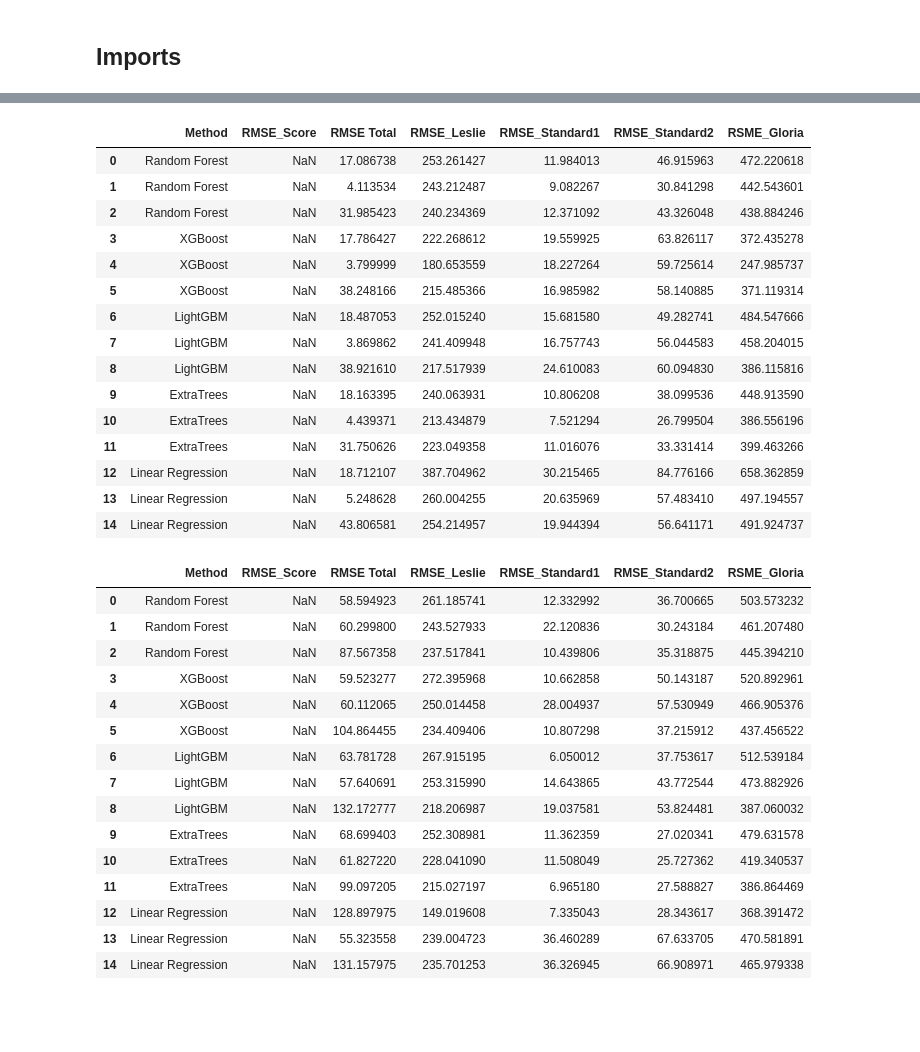
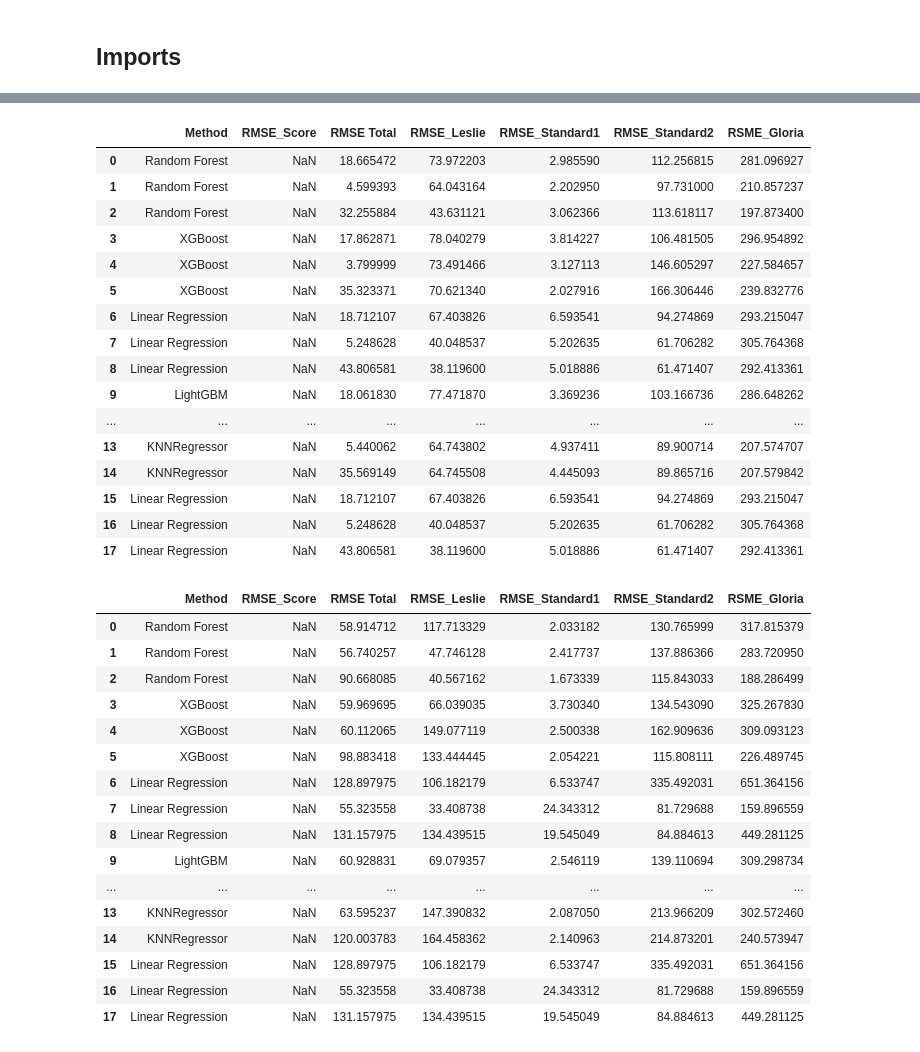
Before and after one commit to FabianUB/CodiTFG, a Jupyter notebook: Results.ipynb, the cells around one changed output, grey strips where cells are left out. Saved outputs shown, nothing was run; the diff lists cells and outputs as text; code cells hidden in the pictures; blank space fills up the shorter version.

```diff
--- a/Results.ipynb
+++ b/Results.ipynb
@@ -42,6 +42,8 @@ from sklearn.ensemble import RandomForestRegressor, ExtraTreesRegressor
 from yellowbrick.model_selection import FeatureImportances
 from sklearn.linear_model import LinearRegression
 # %%
-pathAlt = "Resultats/GridSearchManual/AltTer/"
-pathBaix = "Resultats/GridSearchManual/BaixTer/"
+pathAltDynamic = "Resultats/GridSearchManual/AltTer/Dynamic Test/"
+pathBaixDynamic = "Resultats/GridSearchManual/BaixTer/Dynamic Test/"
+pathAltStatic = "Resultats/GridSearchManual/AltTer/Static Test/"
+pathBaixStatic = "Resultats/GridSearchManual/BaixTer/Static Test/"
 # %% [markdown]
@@ -178,46 +239,45 @@ standard
 # %%
-normal = pd.read_csv(pathBaix + 'DfBaixTerNormalResults.csv',index_col=0)
-anomaliesPerPrecipitacions = pd.read_csv(pathBaix + 'DfBaixTerAnomaliesPrecipitacionsResults.csv',index_col=0)
-anomaliesPerCabal = pd.read_csv(pathBaix + 'DfBaixTerAnomaliesCabalResults.csv',index_col=0)
-anomaliesPerPrecipitacionsMedian = pd.read_csv(pathBaix + 'DfBaixTerAnomaliesPrecipitacionsMedianResults.csv',index_col=0)
-smogn = pd.read_csv(pathBaix + 'DfBaixTerSMOGNResults.csv',index_col=0)
-standard = pd.read_csv(pathBaix + 'DfBaixTerStandardResults.csv',index_col=0)
+normal = pd.read_csv(pathBaixDynamic + 'BaixTer-Normal-Dynamic.csv',index_col=0)
+anomalies = pd.read_csv(pathBaixDynamic + 'BaixTer-Precipitacions-Dynamic.csv',index_col=0)
+smogn = pd.read_csv(pathBaixDynamic + 'BaixTer-SMOGN-Dynamic.csv',index_col=0)
 # %%
 normal
 # %% [output]
 |  | Method | RMSE_Score | RMSE Total | RMSE_Leslie | RMSE_Standard1 | RMSE_Standard2 | RSME_Gloria |
-| 0 | Random Forest | NaN | 17.086738 | 253.261427 | 11.984013 | 46.915963 | 472.220618 |
-| 1 | Random Forest | NaN | 4.113534 | 243.212487 | 9.082267 | 30.841298 | 442.543601 |
-| 2 | Random Forest | NaN | 31.985423 | 240.234369 | 12.371092 | 43.326048 | 438.884246 |
-| 3 | XGBoost | NaN | 17.786427 | 222.268612 | 19.559925 | 63.826117 | 372.435278 |
-| 4 | XGBoost | NaN | 3.799999 | 180.653559 | 18.227264 | 59.725614 | 247.985737 |
-| 5 | XGBoost | NaN | 38.248166 | 215.485366 | 16.985982 | 58.140885 | 371.119314 |
-| 6 | LightGBM | NaN | 18.487053 | 252.015240 | 15.681580 | 49.282741 | 484.547666 |
-| 7 | LightGBM | NaN | 3.869862 | 241.409948 | 16.757743 | 56.044583 | 458.204015 |
-| 8 | LightGBM | NaN | 38.921610 | 217.517939 | 24.610083 | 60.094830 | 386.115816 |
-| 9 | ExtraTrees | NaN | 18.163395 | 240.063931 | 10.806208 | 38.099536 | 448.913590 |
-| 10 | ExtraTrees | NaN | 4.439371 | 213.434879 | 7.521294 | 26.799504 | 386.556196 |
-| 11 | ExtraTrees | NaN | 31.750626 | 223.049358 | 11.016076 | 33.331414 | 399.463266 |
-| 12 | Linear Regression | NaN | 18.712107 | 387.704962 | 30.215465 | 84.776166 | 658.362859 |
-| 13 | Linear Regression | NaN | 5.248628 | 260.004255 | 20.635969 | 57.483410 | 497.194557 |
-| 14 | Linear Regression | NaN | 43.806581 | 254.214957 | 19.944394 | 56.641171 | 491.924737 |
+| 0 | Random Forest | NaN | 18.665472 | 73.972203 | 2.985590 | 112.256815 | 281.096927 |
+| 1 | Random Forest | NaN | 4.599393 | 64.043164 | 2.202950 | 97.731000 | 210.857237 |
+| 2 | Random Forest | NaN | 32.255884 | 43.631121 | 3.062366 | 113.618117 | 197.873400 |
+| 3 | XGBoost | NaN | 17.862871 | 78.040279 | 3.814227 | 106.481505 | 296.954892 |
+| 4 | XGBoost | NaN | 3.799999 | 73.491466 | 3.127113 | 146.605297 | 227.584657 |
+| 5 | XGBoost | NaN | 35.323371 | 70.621340 | 2.027916 | 166.306446 | 239.832776 |
+| 6 | Linear Regression | NaN | 18.712107 | 67.403826 | 6.593541 | 94.274869 | 293.215047 |
+| 7 | Linear Regression | NaN | 5.248628 | 40.048537 | 5.202635 | 61.706282 | 305.764368 |
+| 8 | Linear Regression | NaN | 43.806581 | 38.119600 | 5.018886 | 61.471407 | 292.413361 |
+| 9 | LightGBM | NaN | 18.061830 | 77.471870 | 3.369236 | 103.166736 | 286.648262 |
+| ... | ... | ... | ... | ... | ... | ... | ... |
+| 13 | KNNRegressor | NaN | 5.440062 | 64.743802 | 4.937411 | 89.900714 | 207.574707 |
+| 14 | KNNRegressor | NaN | 35.569149 | 64.745508 | 4.445093 | 89.865716 | 207.579842 |
+| 15 | Linear Regression | NaN | 18.712107 | 67.403826 | 6.593541 | 94.274869 | 293.215047 |
+| 16 | Linear Regression | NaN | 5.248628 | 40.048537 | 5.202635 | 61.706282 | 305.764368 |
+| 17 | Linear Regression | NaN | 43.806581 | 38.119600 | 5.018886 | 61.471407 | 292.413361 |
 # %%
-anomaliesPerPrecipitacions
+anomalies
 # %% [output]
 |  | Method | RMSE_Score | RMSE Total | RMSE_Leslie | RMSE_Standard1 | RMSE_Standard2 | RSME_Gloria |
-| 0 | Random Forest | NaN | 58.594923 | 261.185741 | 12.332992 | 36.700665 | 503.573232 |
-| 1 | Random Forest | NaN | 60.299800 | 243.527933 | 22.120836 | 30.243184 | 461.207480 |
-| 2 | Random Forest | NaN | 87.567358 | 237.517841 | 10.439806 | 35.318875 | 445.394210 |
-| 3 | XGBoost | NaN | 59.523277 | 272.395968 | 10.662858 | 50.143187 | 520.892961 |
-| 4 | XGBoost | NaN | 60.112065 | 250.014458 | 28.004937 | 57.530949 | 466.905376 |
-| 5 | XGBoost | NaN | 104.864455 | 234.409406 | 10.807298 | 37.215912 | 437.456522 |
-| 6 | LightGBM | NaN | 63.781728 | 267.915195 | 6.050012 | 37.753617 | 512.539184 |
-| 7 | LightGBM | NaN | 57.640691 | 253.315990 | 14.643865 | 43.772544 | 473.882926 |
-| 8 | LightGBM | NaN | 132.172777 | 218.206987 | 19.037581 | 53.824481 | 387.060032 |
-| 9 | ExtraTrees | NaN | 68.699403 | 252.308981 | 11.362359 | 27.020341 | 479.631578 |
-| 10 | ExtraTrees | NaN | 61.827220 | 228.041090 | 11.508049 | 25.727362 | 419.340537 |
-| 11 | ExtraTrees | NaN | 99.097205 | 215.027197 | 6.965180 | 27.588827 | 386.864469 |
-| 12 | Linear Regression | NaN | 128.897975 | 149.019608 | 7.335043 | 28.343617 | 368.391472 |
-| 13 | Linear Regression | NaN | 55.323558 | 239.004723 | 36.460289 | 67.633705 | 470.581891 |
-| 14 | Linear Regression | NaN | 131.157975 | 235.701253 | 36.326945 | 66.908971 | 465.979338 |
+| 0 | Random Forest | NaN | 58.914712 | 117.713329 | 2.033182 | 130.765999 | 317.815379 |
+| 1 | Random Forest | NaN | 56.740257 | 47.746128 | 2.417737 | 137.886366 | 283.720950 |
+| 2 | Random Forest | NaN | 90.668085 | 40.567162 | 1.673339 | 115.843033 | 188.286499 |
+| 3 | XGBoost | NaN | 59.969695 | 66.039035 | 3.730340 | 134.543090 | 325.267830 |
+| 4 | XGBoost | NaN | 60.112065 | 149.077119 | 2.500338 | 162.909636 | 309.093123 |
+| 5 | XGBoost | NaN | 98.883418 | 133.444445 | 2.054221 | 115.808111 | 226.489745 |
+| 6 | Linear Regression | NaN | 128.897975 | 106.182179 | 6.533747 | 335.492031 | 651.364156 |
+| 7 | Linear Regression | NaN | 55.323558 | 33.408738 | 24.343312 | 81.729688 | 159.896559 |
+| 8 | Linear Regression | NaN | 131.157975 | 134.439515 | 19.545049 | 84.884613 | 449.281125 |
+| 9 | LightGBM | NaN | 60.928831 | 69.079357 | 2.546119 | 139.110694 | 309.298734 |
+| ... | ... | ... | ... | ... | ... | ... | ... |
+| 13 | KNNRegressor | NaN | 63.595237 | 147.390832 | 2.087050 | 213.966209 | 302.572460 |
+| 14 | KNNRegressor | NaN | 120.003783 | 164.458362 | 2.140963 | 214.873201 | 240.573947 |
+| 15 | Linear Regression | NaN | 128.897975 | 106.182179 | 6.533747 | 335.492031 | 651.364156 |
+| 16 | Linear Regression | NaN | 55.323558 | 33.408738 | 24.343312 | 81.729688 | 159.896559 |
+| 17 | Linear Regression | NaN | 131.157975 | 134.439515 | 19.545049 | 84.884613 | 449.281125 |
 # %%
```
Also changed, not shown: parts of 39 cells of this notebook.
